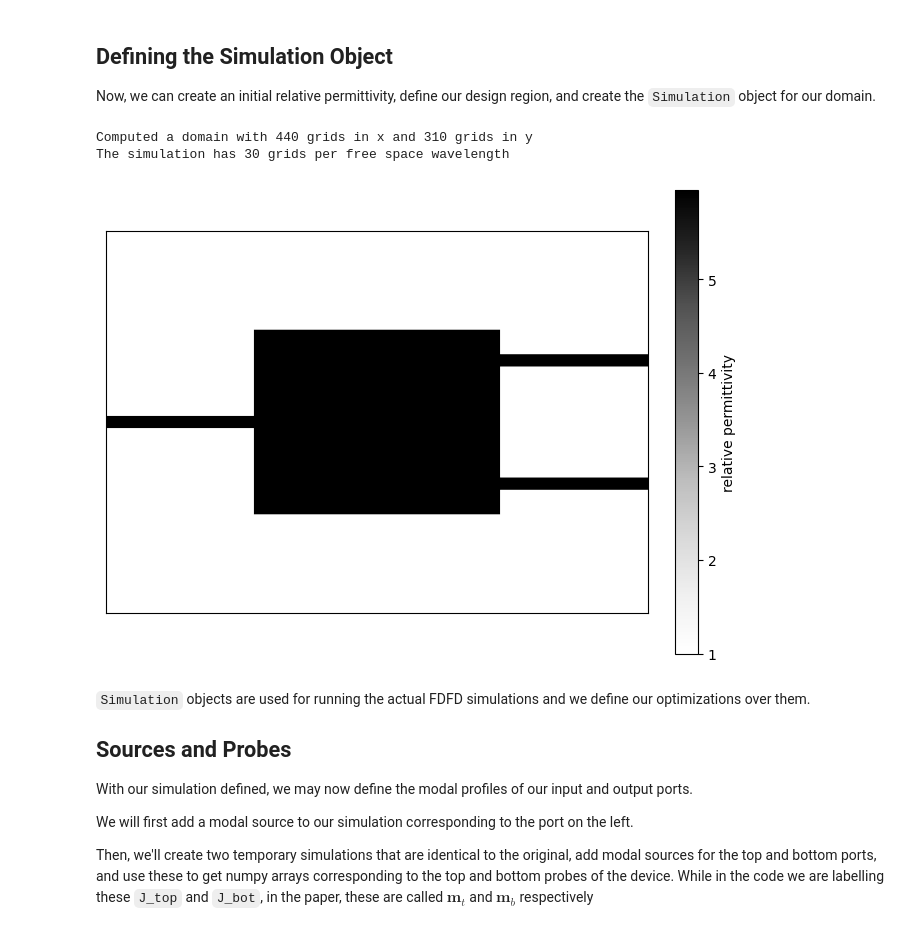
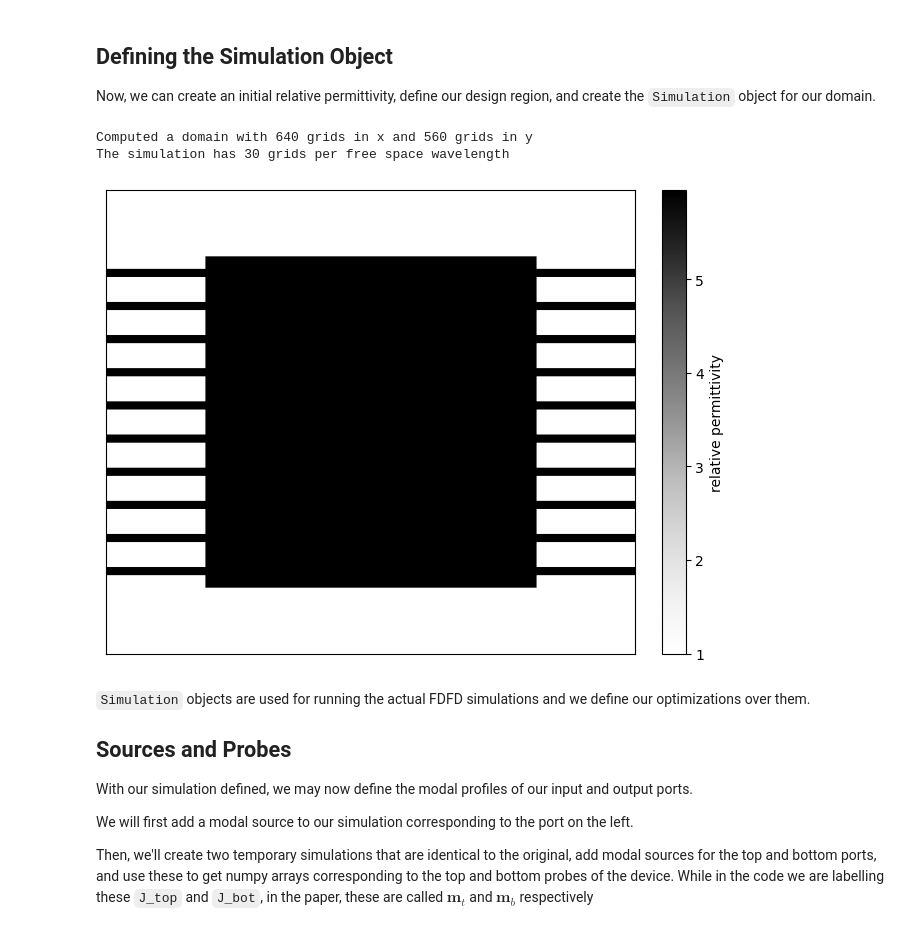
Before and after one commit to iroh-lord-of-tea/angler, a Jupyter notebook: Notebooks/Splitter.ipynb, the cells around one changed output. Cells and saved outputs as stored; diff of their text form; code cells hidden in the pictures.

```diff
--- a/Notebooks/Splitter.ipynb
+++ b/Notebooks/Splitter.ipynb
@@ -43,11 +43,11 @@ n_index = 2.44              # refractive index
 eps_m = n_index**2          # relative permittivity
 # %%
 # geometric parameters for a 1 -> 2 port device
-L = 10      # length of box (L0) = micron
-N = 2          # Num output ports
-H = 7.5    # height of box (L0)
+L = 20     # length of box (L0) = micron
+N = 10         # Num output ports
+H = 20    # height of box (L0)
 w = .5        # width of waveguides (L0)
-d = H/1.5     # distance between waveguides (L0)
+d = H/10     # distance between waveguides (L0)
 l = 5         # length of waveguide from PML to box (L0)
 spc = 3       # space between box and PML (L0)
 # %% [markdown]
@@ -55,25 +55,23 @@ spc = 3       # space between box and PML (L0)
 Now, we can create an initial relative permittivity, define our design region, and create the `Simulation` object for our domain.
 # %%
 # define permittivity of three port system
-eps_r, design_region = N_port(N, L, H, w, d, l, spc, dl, NPML, eps_m)
+eps_r, design_region = N_IO_port(N, L, H, w, d, l, spc, dl, NPML, eps_m)
 (Nx, Ny) = eps_r.shape
 nx, ny = int(Nx/2), int(Ny/2)            # halfway grid points
 
 # make a new simulation object
 simulation = Simulation(omega, eps_r, dl, NPML, pol)
 
 print("Computed a domain with {} grids in x and {} grids in y".format(Nx,Ny))
-
-# 1 L = 10 grid points, starts at 150 grids in x ...
 print("The simulation has {} grids per free space wavelength".format(int(lambda0/dl/simulation.L0)))
 
 # plot the permittivity distribution
 simulation.plt_eps(outline=False)
 plt.show()
 # %% [output]
-Computed a domain with 440 grids in x and 310 grids in y
+Computed a domain with 640 grids in x and 560 grids in y
 The simulation has 30 grids per free space wavelength
-[figure, old version]
+[figure, new version]
 # %% [markdown]
 `Simulation` objects are used for running the actual FDFD simulations and we define our optimizations over them.
 
```
Also changed, not shown: parts of 4 cells of this notebook, 2 other files.
